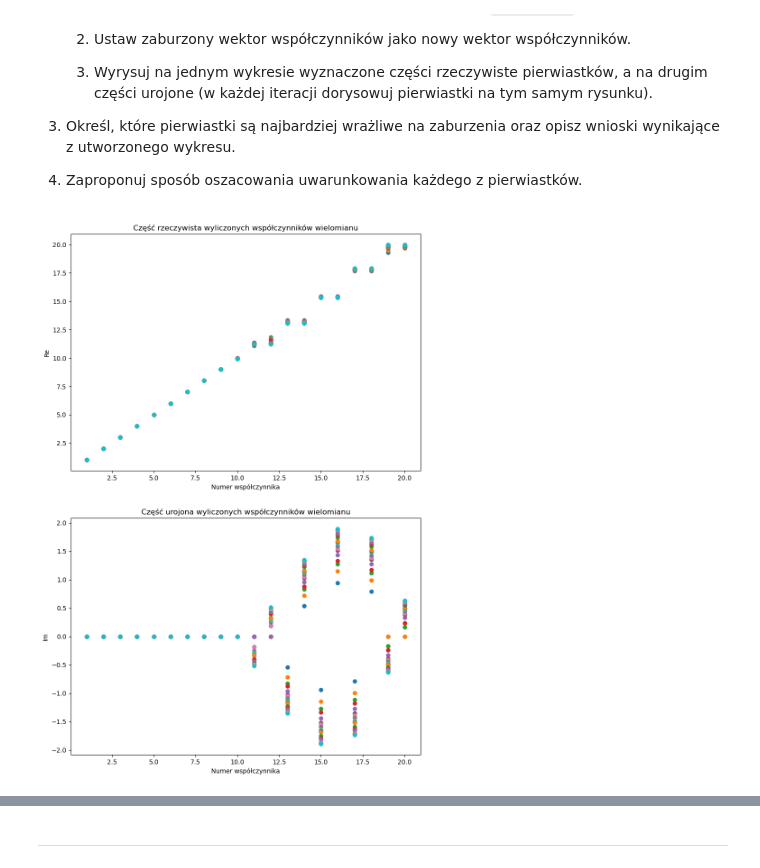
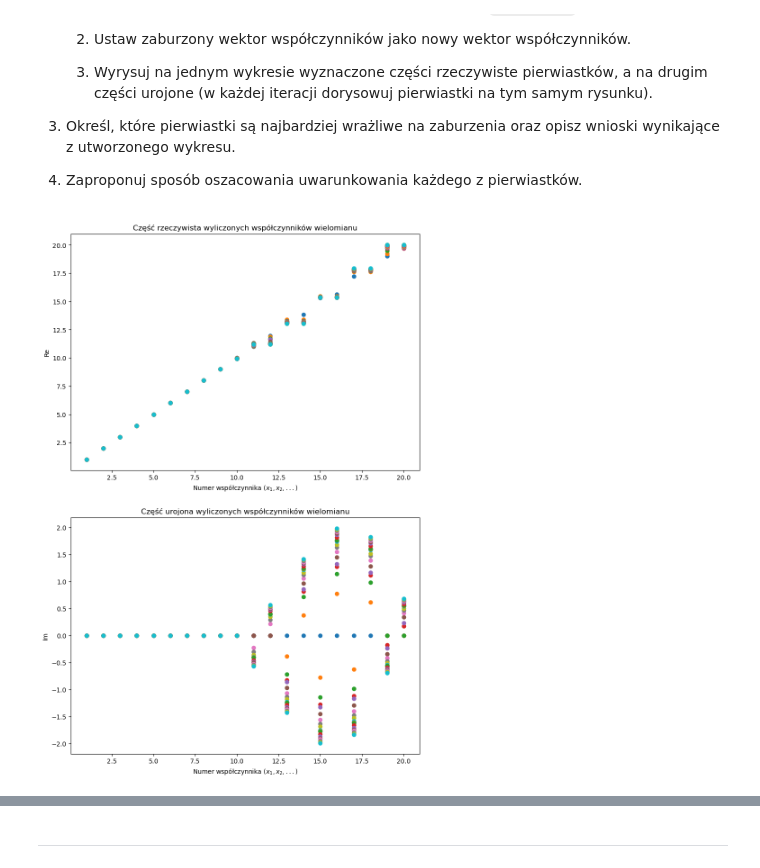
Before and after one commit to MN-KJ-2025/lab-7-pierwiastki-kacperpastula, a Jupyter notebook: sprawozdanie.ipynb, the cells around one changed output, grey strips where cells are left out. Saved outputs shown, nothing was run; the diff lists cells and outputs as text; code cells hidden in the pictures.

```diff
--- a/sprawozdanie.ipynb
+++ b/sprawozdanie.ipynb
@@ -107,31 +107,31 @@ Zaimplementuj funkcję *`roots_20()`* wyznaczającą miejsca zerowe wielomianu n
 # %%
 # ===== Twoja implementacja tutaj =====
 roots1 = [1,2,3]
 roots2 = np.linspace(1,20,20)
 
-#punkt 1
+# #punkt 1
 # print('wspolczynniki w1: ',nppoly.polyfromroots(roots1))
-# print('wspolczynniki w2: ',nppoly.polyfromroots(roots2))
+
 
 #punkt2
 # print(main.roots_20(nppoly.polyfromroots(roots1)))
 # print(main.roots_20(nppoly.polyfromroots(roots2)))
 
 #punkt3
 fig, ax = plt.subplots(2,1,figsize=(10,15))
 ax[0].set_title('Część rzeczywista wyliczonych współczynników wielomianu')
 ax[0].set_ylabel('Re')
 ax[1].set_ylabel('Im')
-ax[0].set_xlabel('Numer współczynnika')
-ax[1].set_xlabel('Numer współczynnika')
+ax[0].set_xlabel('Numer współczynnika ($x_1, x_2, ...$)')
+ax[1].set_xlabel('Numer współczynnika ($x_1, x_2, ...$)')
 ax[1].set_title('Część urojona wyliczonych współczynników wielomianu')
 a2 = nppoly.polyfromroots(roots2)
 y = np.linspace(1,20,20)
 
 for i in range(20):
     roots = main.roots_20(a2)
     a2 = roots[0]
     ax[0].scatter(y,np.real(roots[1]))
     ax[1].scatter(y,np.imag(roots[1]))
 # %% [output]
-[figure, old version]
+[figure, new version]
```
Also changed, not shown: parts of 1 cell of this notebook, 1 other file.
